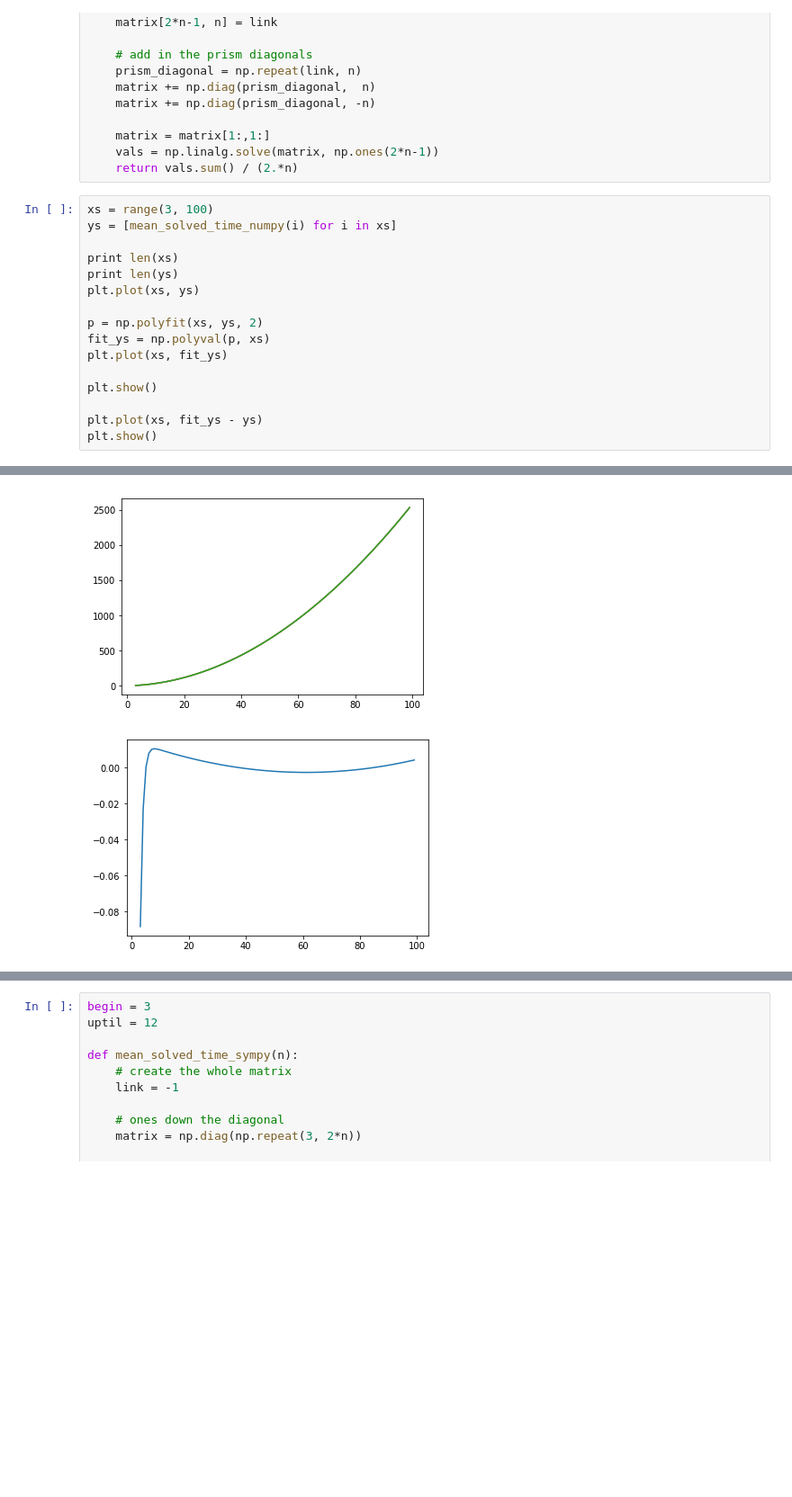
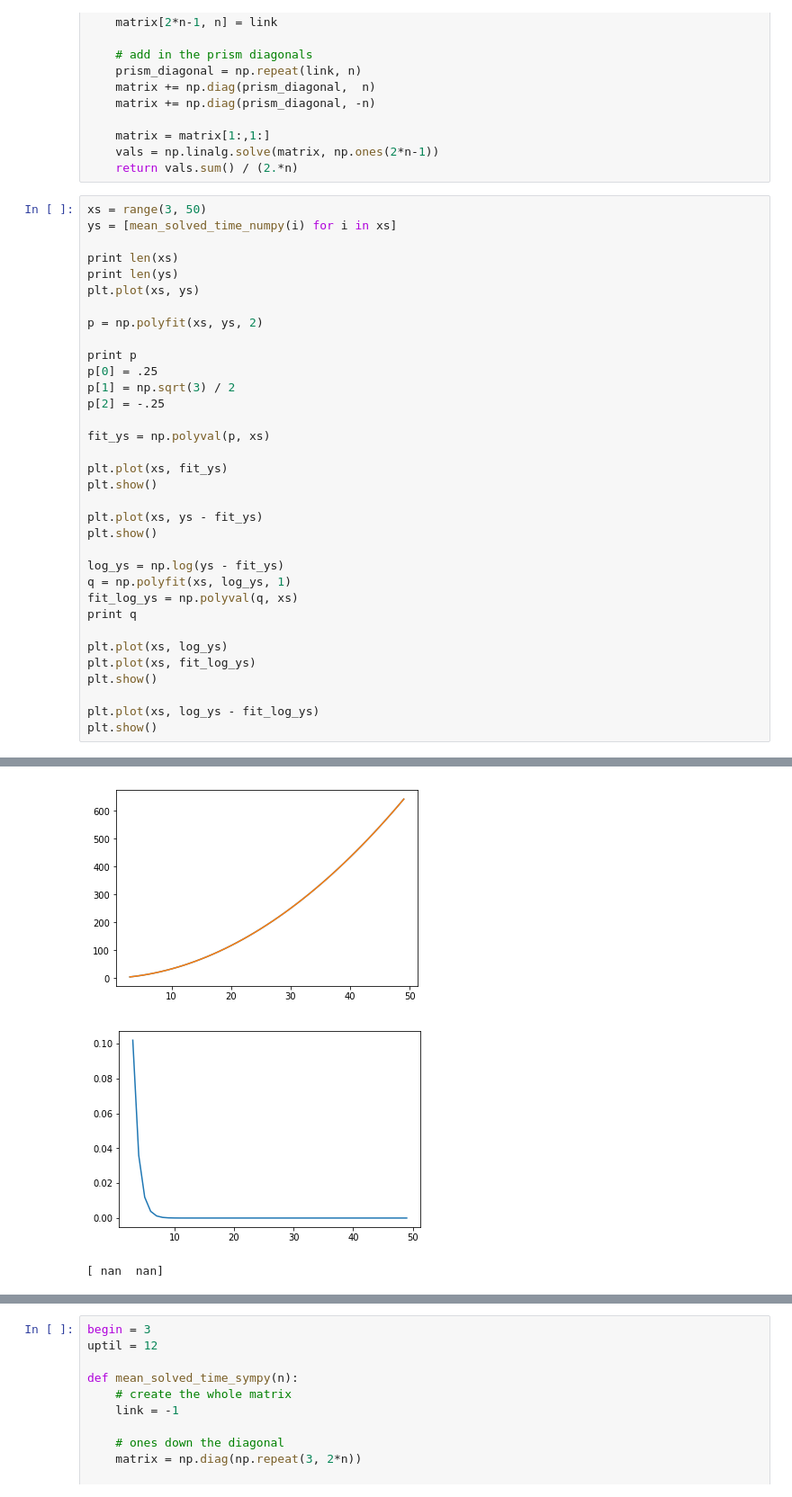
Before and after one commit to markromanmiller/monkey-cube, a Jupyter notebook: prism_graphs.ipynb, the cells around one changed output, grey strips where cells are left out. Shown at 90% size. Cells and saved outputs as stored; diff of their text form; blank space fills up the shorter version.

```diff
--- a/prism_graphs.ipynb
+++ b/prism_graphs.ipynb
@@ -34,7 +34,7 @@ def mean_solved_time_numpy(n):
     vals = np.linalg.solve(matrix, np.ones(2*n-1))
     return vals.sum() / (2.*n)
 # %%
-xs = range(3, 100)
+xs = range(3, 50)
 ys = [mean_solved_time_numpy(i) for i in xs]
 
 print len(xs)
@@ -42,11 +42,29 @@ print len(ys)
 plt.plot(xs, ys)
 
 p = np.polyfit(xs, ys, 2)
+
+print p
+p[0] = .25
+p[1] = np.sqrt(3) / 2
+p[2] = -.25
+
 fit_ys = np.polyval(p, xs)
+
 plt.plot(xs, fit_ys)
-
 plt.show()
 
-plt.plot(xs, fit_ys - ys)
+plt.plot(xs, ys - fit_ys)
 plt.show()
+
+log_ys = np.log(ys - fit_ys)
+q = np.polyfit(xs, log_ys, 1)
+fit_log_ys = np.polyval(q, xs)
+print q
+
+plt.plot(xs, log_ys)
+plt.plot(xs, fit_log_ys)
+plt.show()
+
+plt.plot(xs, log_ys - fit_log_ys)
+plt.show()
 # %% [output]
@@ -55,2 +74,3 @@ plt.show()
-[figure, old version]
+[figure, new version]
-[figure, old version]
+[figure, new version]
+[ nan  nan]
```
Also changed, not shown: parts of 8 cells of this notebook, 14 other files.
